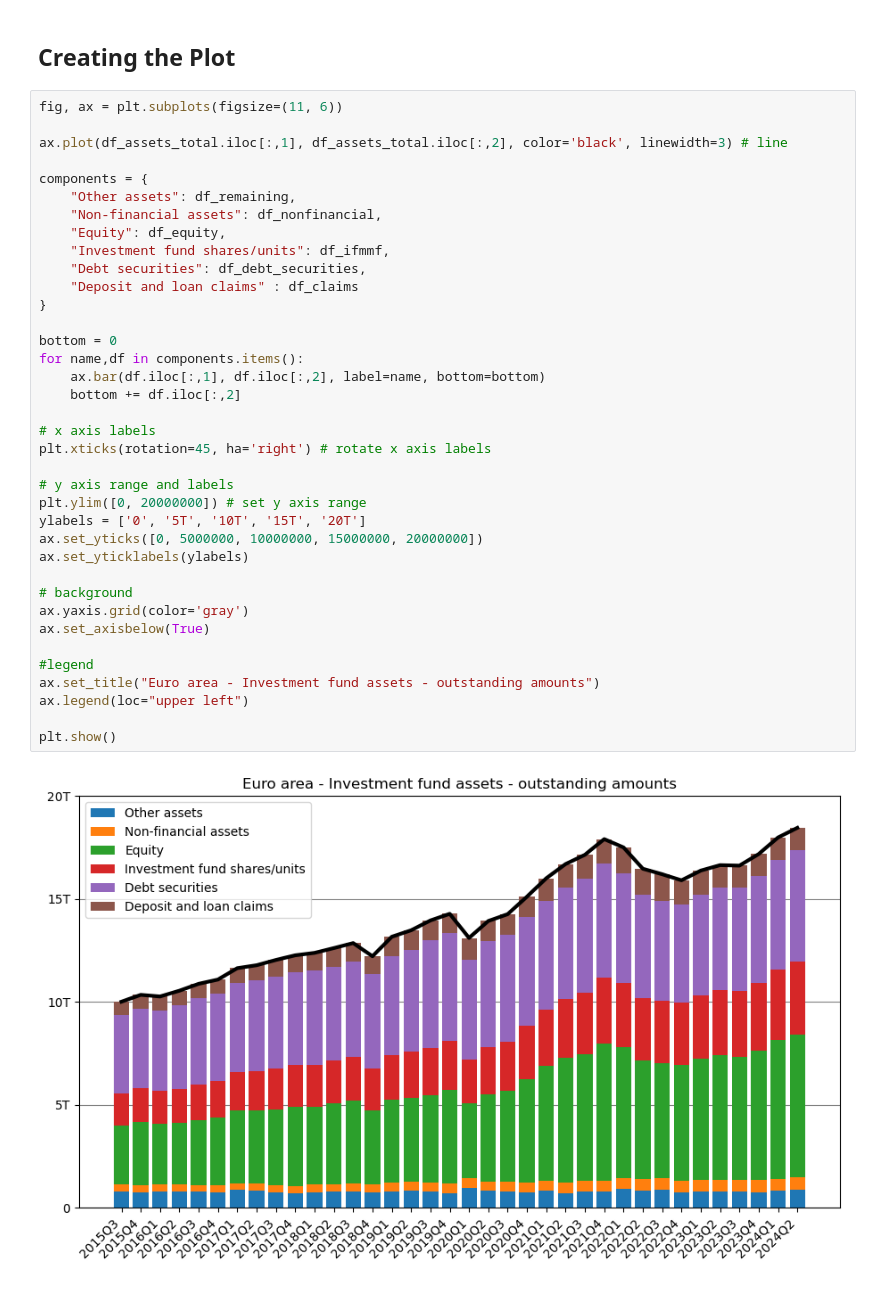
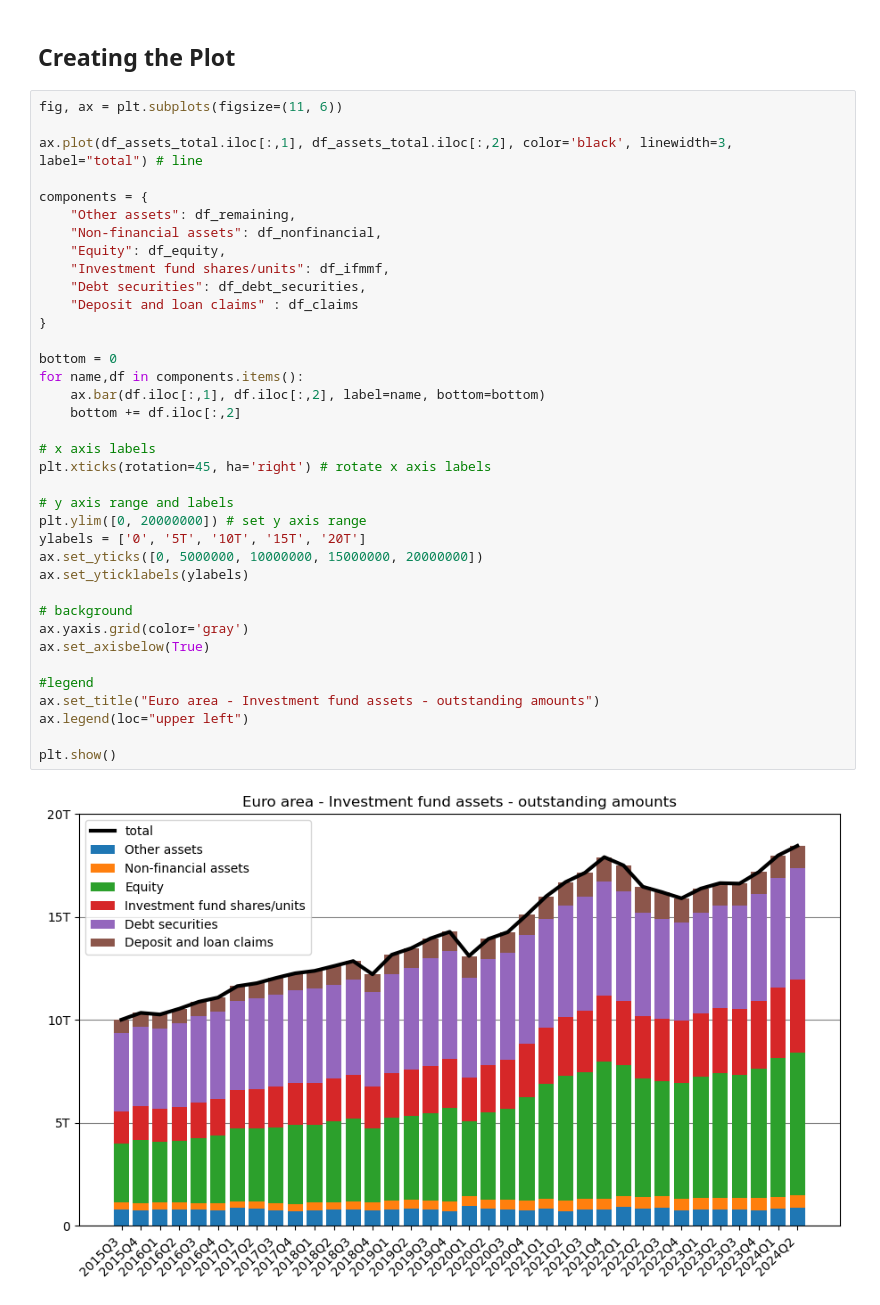
Before and after one commit to jong42/Investment-Funds-Statistics, a Jupyter notebook: ivf_statistics.ipynb, the cells around one changed output. Drawn from its saved outputs; the diff is of its cells as text.

Commit message:
Complete legend

```diff
--- a/ivf_statistics.ipynb
+++ b/ivf_statistics.ipynb
@@ -44,7 +44,7 @@ df_remaining = df_remaining.iloc[59:,:]
 # %%
 fig, ax = plt.subplots(figsize=(11, 6))
 
-ax.plot(df_assets_total.iloc[:,1], df_assets_total.iloc[:,2], color='black', linewidth=3) # line
+ax.plot(df_assets_total.iloc[:,1], df_assets_total.iloc[:,2], color='black', linewidth=3, label="total") # line
 
 components = {
     "Other assets": df_remaining,
@@ -52,31 +52,31 @@ components = {
     "Equity": df_equity,
     "Investment fund shares/units": df_ifmmf,
     "Debt securities": df_debt_securities,
     "Deposit and loan claims" : df_claims
 }
 
 bottom = 0
 for name,df in components.items():
     ax.bar(df.iloc[:,1], df.iloc[:,2], label=name, bottom=bottom)
     bottom += df.iloc[:,2]
 
 # x axis labels
 plt.xticks(rotation=45, ha='right') # rotate x axis labels
 
 # y axis range and labels
 plt.ylim([0, 20000000]) # set y axis range
 ylabels = ['0', '5T', '10T', '15T', '20T']
 ax.set_yticks([0, 5000000, 10000000, 15000000, 20000000])
 ax.set_yticklabels(ylabels)
 
 # background
 ax.yaxis.grid(color='gray')
 ax.set_axisbelow(True)
 
 #legend
 ax.set_title("Euro area - Investment fund assets - outstanding amounts")
 ax.legend(loc="upper left")
 
 plt.show()
 # %% [output]
-[figure, old version]
+[figure, new version]
```
